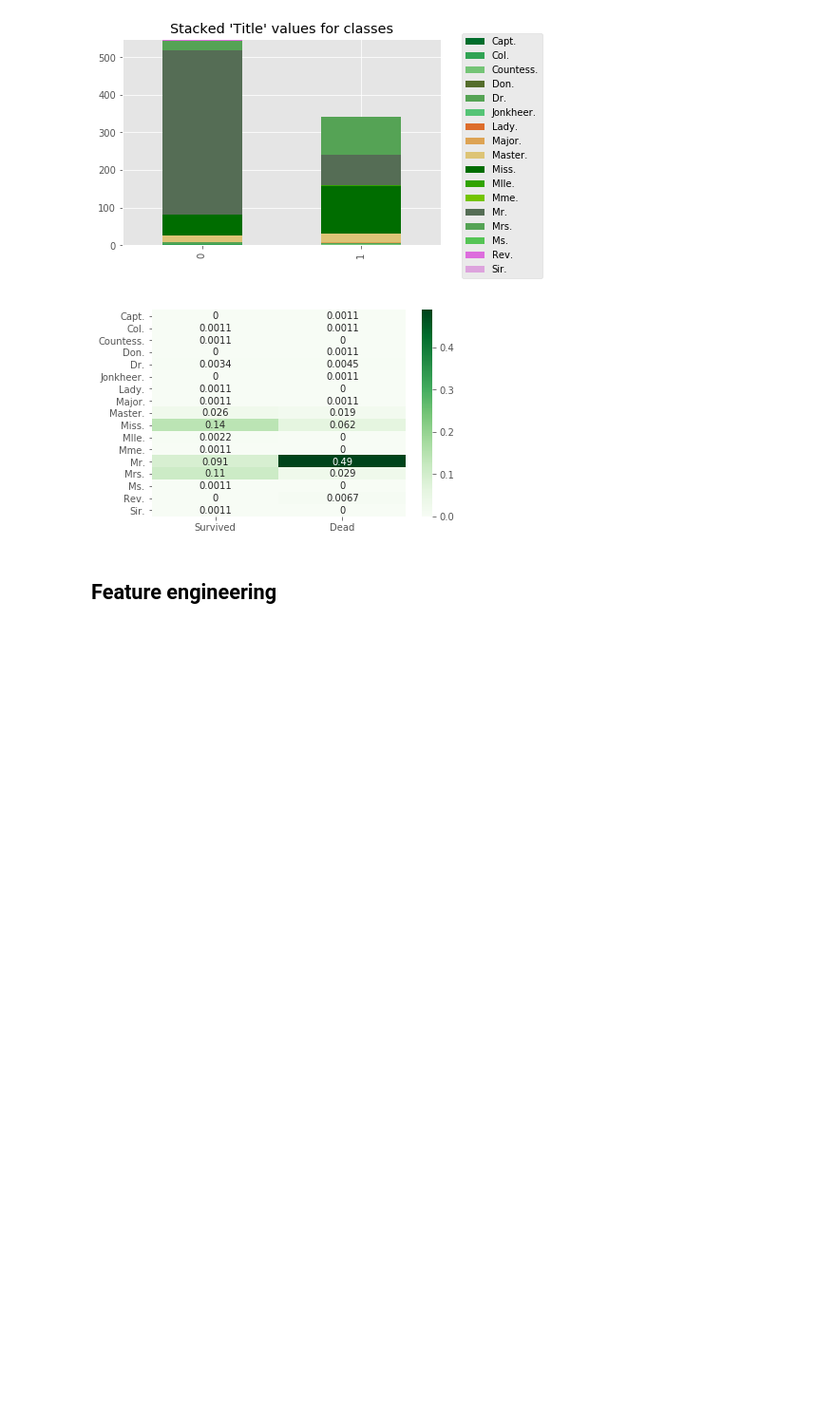
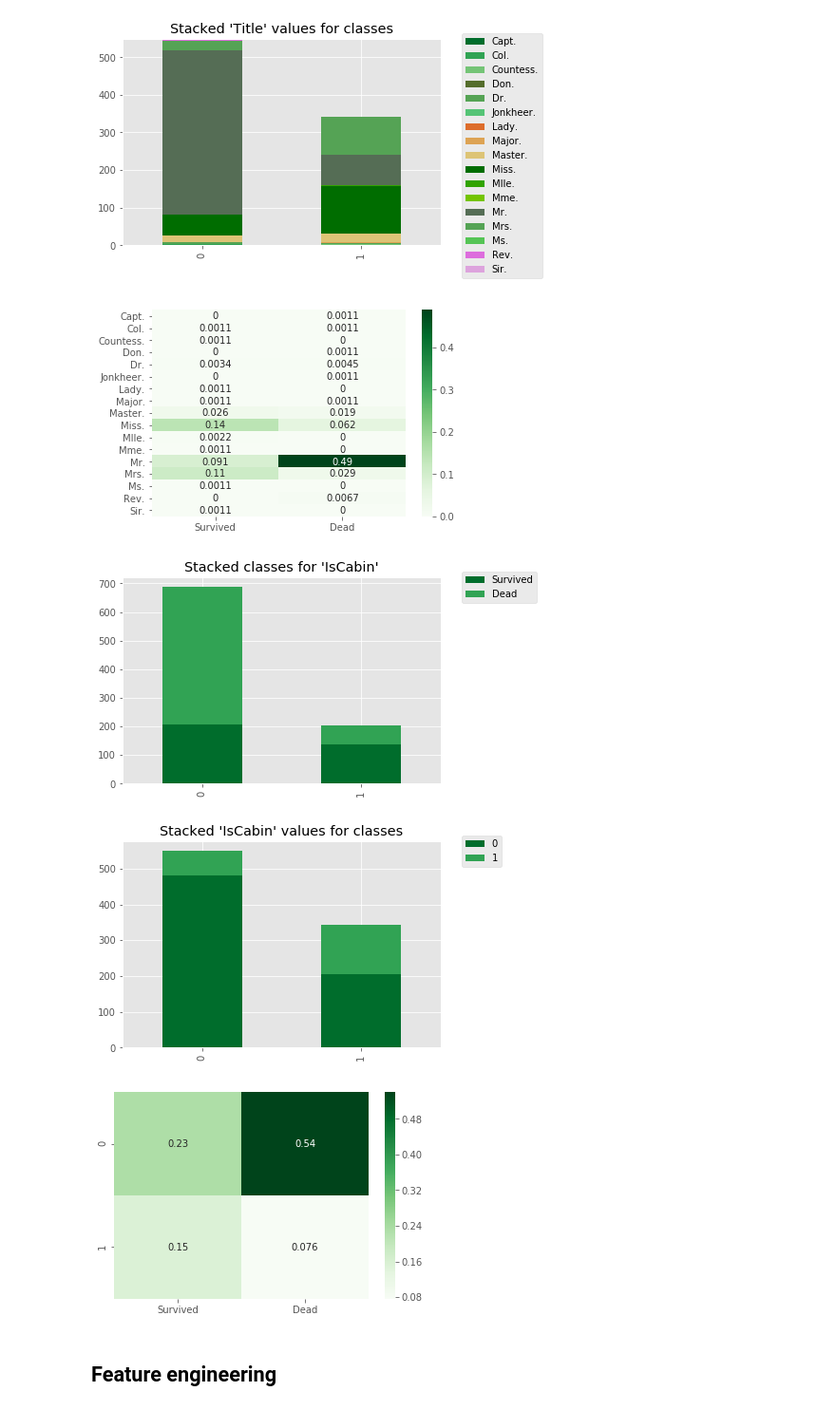
Before and after one commit to wojciechtobis/titanic, a Jupyter notebook: Titanic.ipynb, the cells around one changed output. Shown at 95% size. Cells and saved outputs as stored; diff of their text form; code cells hidden in the pictures; blank space fills up the shorter version.

Commit message:
'Cabin' analysis

```diff
--- a/Titanic.ipynb
+++ b/Titanic.ipynb
@@ -191,3 +189,18 @@ train_data = train_data.drop(columns=["Title"], axis=1);
+# %%
+# 'Cabin' column analysis
+cabin = train_data["Cabin"];
+
+# check if cabin exists
+isCabin = [0 if x!=x else 1 for x in cabin];
+
+# isCabin analysis
+train_data["IsCabin"] = pd.Series(data=isCabin)
+quantized_column_analysis("IsCabin");
+train_data = train_data.drop(columns=["IsCabin"], axis=1);
+# %% [output]
+[figure, added]
+[figure, added]
+[figure, added]
 # %% [markdown]
 ## Feature engineering
 # %% [markdown]
```
Also changed, not shown: parts of 1 cell of this notebook, 1 other file.
